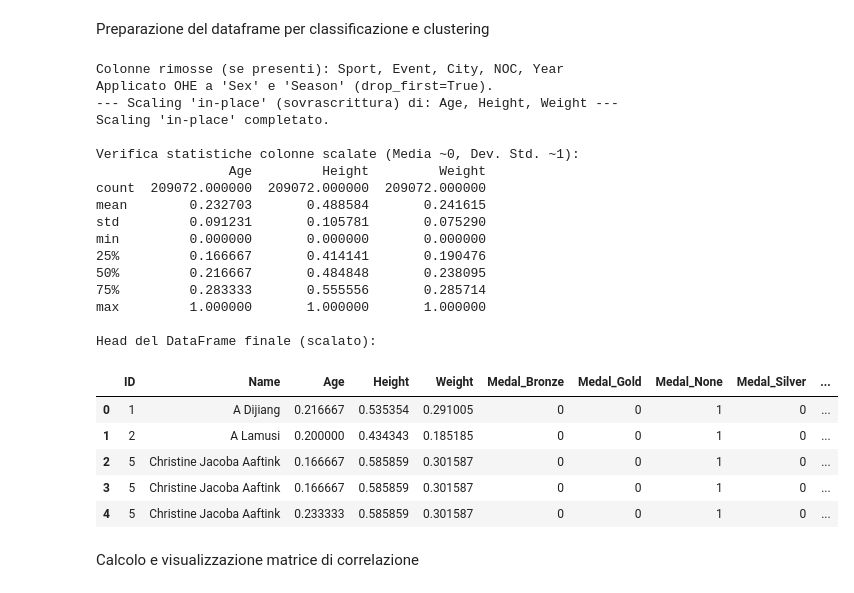
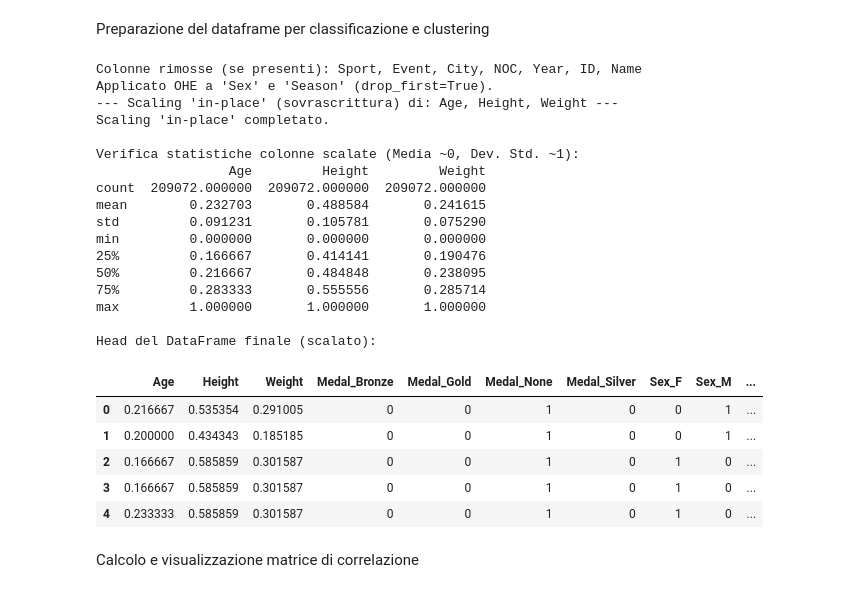
Before and after one commit to matteostronati/Data_science_project, a Jupyter notebook: notebooks/02_classification_clustering.ipynb, the cells around one changed output. Drawn from its saved outputs; the diff is of its cells as text; code cells hidden in the pictures.

```diff
--- a/notebooks/02_classification_clustering.ipynb
+++ b/notebooks/02_classification_clustering.ipynb
@@ -40,7 +40,7 @@ Preparazione del dataframe per classificazione e clustering
 # %%
 from sklearn.preprocessing import MinMaxScaler
 
-cols_to_drop = ['Sport', 'Event', 'City', 'NOC', 'Year']
+cols_to_drop = ['Sport', 'Event', 'City', 'NOC', 'Year', 'ID', 'Name']
 
 df = df.drop(columns=cols_to_drop, errors='ignore')
 
@@ -61,40 +61,40 @@ print(f"--- Scaling 'in-place' (sovrascrittura) di: {', '.join(numeric_features_
 scaler = MinMaxScaler()
 
 
 df[numeric_features_to_scale] = scaler.fit_transform(df[numeric_features_to_scale])
 
 print("Scaling 'in-place' completato.")
 
 # --- 4. VERIFICA ---
 print("\nVerifica statistiche colonne scalate (Media ~0, Dev. Std. ~1):")
 print(df[numeric_features_to_scale].describe())
 
 print("\nHead del DataFrame finale (scalato):")
 df.head()
 # %% [output]
-Colonne rimosse (se presenti): Sport, Event, City, NOC, Year
+Colonne rimosse (se presenti): Sport, Event, City, NOC, Year, ID, Name
 Applicato OHE a 'Sex' e 'Season' (drop_first=True).
 --- Scaling 'in-place' (sovrascrittura) di: Age, Height, Weight ---
 Scaling 'in-place' completato.
 
 Verifica statistiche colonne scalate (Media ~0, Dev. Std. ~1):
                  Age         Height         Weight
 count  209072.000000  209072.000000  209072.000000
 mean        0.232703       0.488584       0.241615
 std         0.091231       0.105781       0.075290
 min         0.000000       0.000000       0.000000
 25%         0.166667       0.414141       0.190476
 50%         0.216667       0.484848       0.238095
 75%         0.283333       0.555556       0.285714
 max         1.000000       1.000000       1.000000
 
 Head del DataFrame finale (scalato):
-|  | ID | Name | Age | Height | Weight | Medal_Bronze | Medal_Gold | Medal_None | Medal_Silver | ... |
-| 0 | 1 | A Dijiang | 0.216667 | 0.535354 | 0.291005 | 0 | 0 | 1 | 0 | ... |
-| 1 | 2 | A Lamusi | 0.200000 | 0.434343 | 0.185185 | 0 | 0 | 1 | 0 | ... |
-| 2 | 5 | Christine Jacoba Aaftink | 0.166667 | 0.585859 | 0.301587 | 0 | 0 | 1 | 0 | ... |
-| 3 | 5 | Christine Jacoba Aaftink | 0.166667 | 0.585859 | 0.301587 | 0 | 0 | 1 | 0 | ... |
-| 4 | 5 | Christine Jacoba Aaftink | 0.233333 | 0.585859 | 0.301587 | 0 | 0 | 1 | 0 | ... |
+|  | Age | Height | Weight | Medal_Bronze | Medal_Gold | Medal_None | Medal_Silver | Sex_F | Sex_M | ... |
+| 0 | 0.216667 | 0.535354 | 0.291005 | 0 | 0 | 1 | 0 | 0 | 1 | ... |
+| 1 | 0.200000 | 0.434343 | 0.185185 | 0 | 0 | 1 | 0 | 0 | 1 | ... |
+| 2 | 0.166667 | 0.585859 | 0.301587 | 0 | 0 | 1 | 0 | 1 | 0 | ... |
+| 3 | 0.166667 | 0.585859 | 0.301587 | 0 | 0 | 1 | 0 | 1 | 0 | ... |
+| 4 | 0.233333 | 0.585859 | 0.301587 | 0 | 0 | 1 | 0 | 1 | 0 | ... |
 # %% [markdown]
 Calcolo e visualizzazione matrice di correlazione
 # %%
```
Also changed, not shown: parts of 15 cells of this notebook.
